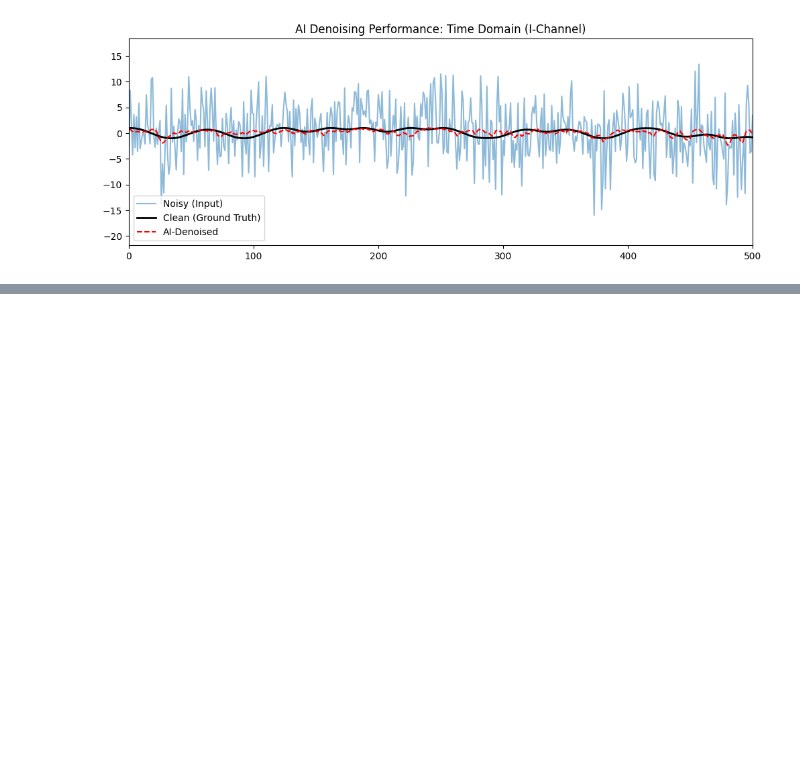
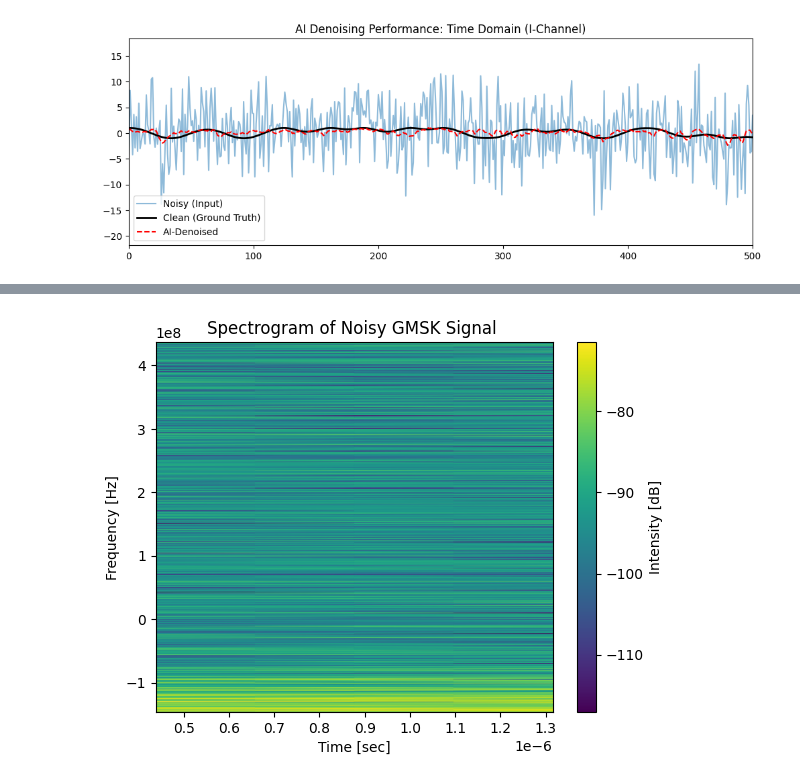
Before and after one commit to prayer-position/Cubesat-Radioastronomie, a Jupyter notebook: notebooks/Neural_Network_Denoising.ipynb, the cells around one changed output, grey strips where cells are left out. Saved outputs shown, nothing was run; the diff lists cells and outputs as text; code cells hidden in the pictures; blank space fills up the shorter version.

```diff
--- a/notebooks/Neural_Network_Denoising.ipynb
+++ b/notebooks/Neural_Network_Denoising.ipynb
@@ -162,0 +175,10 @@ plt.show()
+# %%
+from src.spectra import plot_spectrogram
+
+snr = 10
+
+bits, s_noisy, s_clean = generate_test_signal(snr, L, fc)
+
+plot_spectrogram(s_noisy, L*fc, fc, title=f'Spectrogram of Noisy GMSK Signal ')
+# %% [output]
+[figure, added]
```
Also changed, not shown: parts of 5 cells of this notebook.
